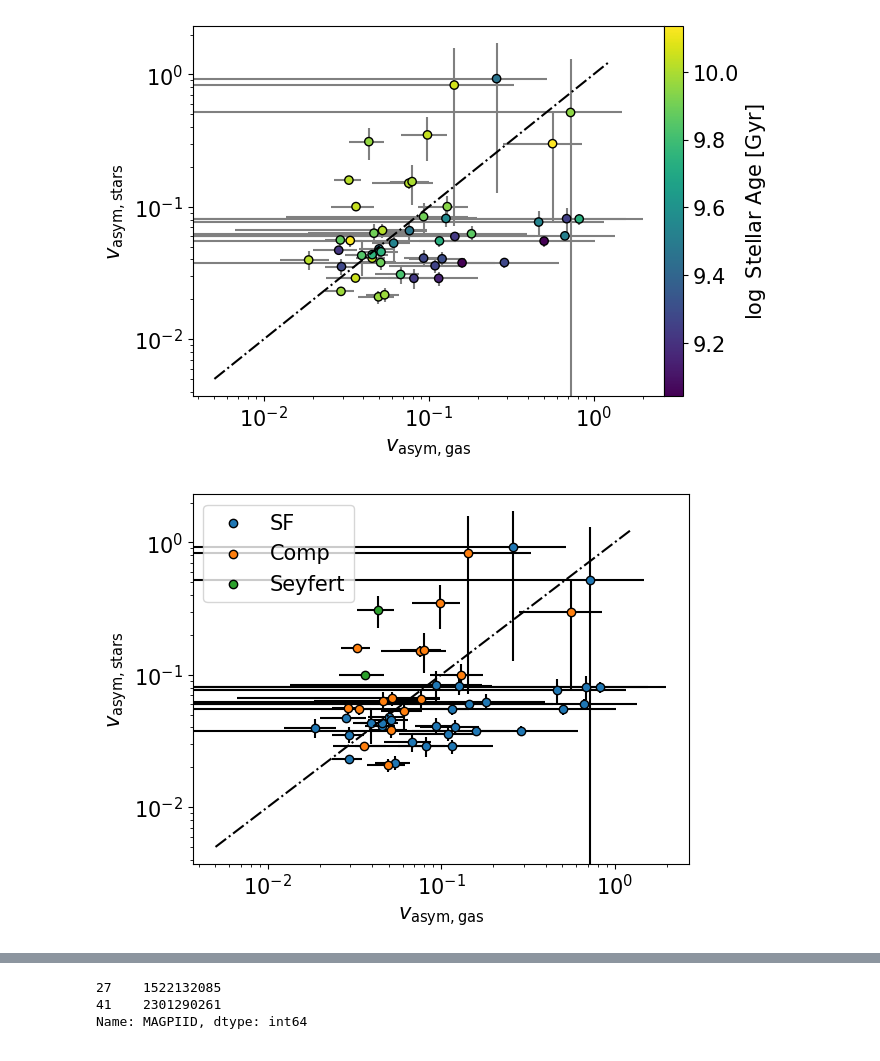
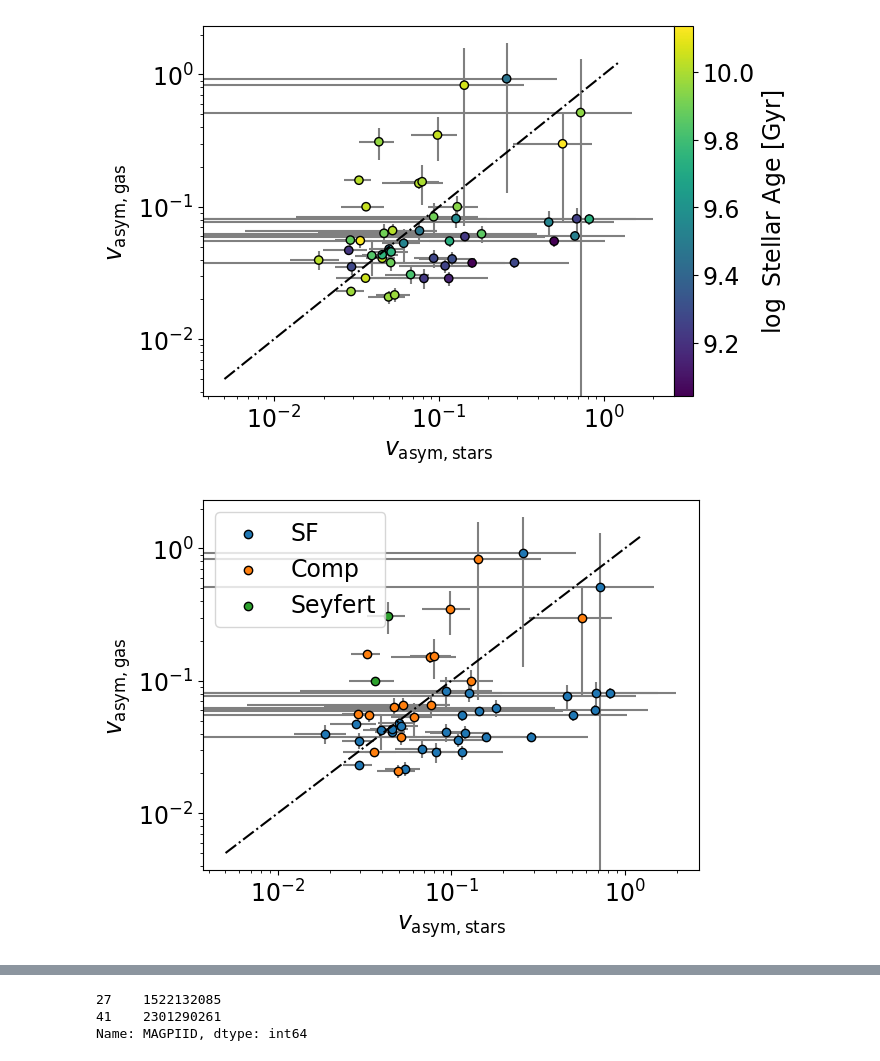
Before and after one commit to r-bagge/MAGPI_kinematics, a Jupyter notebook: plots.ipynb, the cells around one changed output, grey strips where cells are left out. Saved outputs shown, nothing was run; the diff lists cells and outputs as text; code cells hidden in the pictures.

```diff
--- a/plots.ipynb
+++ b/plots.ipynb
@@ -12,7 +14,12 @@ sample = pd.read_csv("/Users/ryanbagge/Library/CloudStorage/OneDrive-UNSW/MAGPI_
 prospect = pd.read_csv("/Users/ryanbagge/Library/CloudStorage/OneDrive-UNSW/MAGPI_csv/MAGPI_ProSpectCat_v0.1.csv")
 ssp = pd.read_csv("/Users/ryanbagge/Library/CloudStorage/OneDrive-UNSW/MAGPI_csv/MAGPI_ApertureSpectra_StellarPops_V1.0_SPV.csv")
 bpt = pd.read_csv("/Users/ryanbagge/Library/CloudStorage/OneDrive-UNSW/MAGPI_csv/MAGPI_kinemetry_sample_BPT.csv")
-prospect= prospect[prospect["MAGPIID"].isin(sample["MAGPIID"])]
+galfit = pd.read_csv("/Users/ryanbagge/Library/CloudStorage/OneDrive-UNSW/MAGPI_csv/"
+                     "MAGPI_GalfitSersicCat_v0.1.csv")
+galfit = galfit[galfit['MAGPIID'].isin(sample['MAGPIID'])]
+prospect = prospect[prospect['MAGPIID'].isin(sample["MAGPIID"])]
+n = galfit["n"].to_numpy()
+re = galfit["re"].to_numpy()
 bpt= bpt[bpt["MAGPIID"].isin(sample["MAGPIID"])]
 ssp= ssp[ssp["MAGPIID"].isin(sample["MAGPIID"])]
 # %%
@@ -21,14 +28,15 @@ vg_err = sample['v_asym_g_err'].to_numpy()
 vs = sample["v_asym_s"].to_numpy()
 vs_err = sample["v_asym_s_err"].to_numpy()
 
+plt.rcParams.update({"font.size":17})
 fig,ax = plt.subplots()
 p=ax.scatter(vs,vg,ec="k",zorder=2)
 ax.errorbar(vs,vg,xerr=vs_err,yerr=vg_err,ls="",zorder=1,color="grey")
 ax.plot(np.logspace(-2.3,0.1),np.logspace(-2.3,0.1),ls='dashdot',color="k")
 ax.set_xscale("log")
 ax.set_yscale("log")
-ax.set_xlabel(r"$v_{\rm asym,gas}$")
-ax.set_ylabel(r"$v_{\rm asym,stars}$")
+ax.set_xlabel(r"$v_{\rm asym,stars}$")
+ax.set_ylabel(r"$v_{\rm asym,gas}$")
 #plt.colorbar(p,ax=ax,label=r"$\log$ Stellar Age [Gyr]",pad=0,fraction=0.05)
 plt.savefig("/Users/ryanbagge/Library/CloudStorage/OneDrive-UNSW/MAGPI_Plots/plots/paper2/Star_vs.Gas_no_age.pdf",bbox_inches="tight")
 
@@ -38,8 +46,8 @@ ax.errorbar(vs,vg,xerr=vs_err,yerr=vg_err,ls="",zorder=1,color="grey")
 ax.plot(np.logspace(-2.3,0.1),np.logspace(-2.3,0.1),ls='dashdot',color="k")
 ax.set_xscale("log")
 ax.set_yscale("log")
-ax.set_xlabel(r"$v_{\rm asym,gas}$")
-ax.set_ylabel(r"$v_{\rm asym,stars}$")
+ax.set_xlabel(r"$v_{\rm asym,stars}$")
+ax.set_ylabel(r"$v_{\rm asym,gas}$")
 plt.colorbar(p,ax=ax,label=r"$\log$ Stellar Age [Gyr]",pad=0,fraction=0.05)
 plt.savefig("/Users/ryanbagge/Library/CloudStorage/OneDrive-UNSW/MAGPI_Plots/plots/paper2/Star_vs.Gas_age.pdf",
             bbox_inches="tight")
@@ -50,13 +58,23 @@ for i,lab in zip([1,0,2],["SF","Comp","Seyfert"]):
                ec="k",zorder=2,label=lab)
     ax.errorbar(vs[bpt['type(sf+AGN=0, sf=1, sy=2, ln=3)']==i],vg[bpt['type(sf+AGN=0, sf=1, sy=2, ln=3)']==i],
                 xerr=vs_err[bpt['type(sf+AGN=0, sf=1, sy=2, ln=3)']==i],
-                yerr=vg_err[bpt['type(sf+AGN=0, sf=1, sy=2, ln=3)']==i],fmt=".k",zorder=1)
+                yerr=vg_err[bpt['type(sf+AGN=0, sf=1, sy=2, ln=3)']==i],ls="",color="grey",zorder=1)
 ax.plot(np.logspace(-2.3,0.1),np.logspace(-2.3,0.1),ls='dashdot',color="k")
 ax.set_xscale("log")
 ax.set_yscale("log")
-ax.set_xlabel(r"$v_{\rm asym,gas}$")
-ax.set_ylabel(r"$v_{\rm asym,stars}$")
+ax.set_xlabel(r"$v_{\rm asym,stars}$")
+ax.set_ylabel(r"$v_{\rm asym,gas}$")
 ax.legend()
-# plt.savefig("/Users/ryanbagge/Library/CloudStorage/OneDrive-UNSW/MAGPI_Plots/plots/paper2/Star_vs.Gas_age.pdf",bbox_inches="tight")
 plt.show()
+
+fig,ax = plt.subplots()
+p=ax.scatter(vs,vg,ec="k",zorder=2,c=galfit['n'].to_numpy(),vmin=-0.1,vmax=4.1)
+ax.errorbar(vs,vg,xerr=vs_err,yerr=vg_err,zorder=1,ls="",color="grey")
+ax.plot(np.logspace(-2.3,0.1),np.logspace(-2.3,0.1),ls='dashdot',color="k")
+ax.set_xscale("log")
+ax.set_yscale("log")
+ax.set_xlabel(r"$v_{\rm asym,stars}$")
+ax.set_ylabel(r"$v_{\rm asym,gas}$")
+plt.colorbar(p,ax=ax,label=r"S$\'{e}$rsic Index",pad=0,fraction=0.05)
+plt.show()
 # %% [output]
@@ -64,2 +82,2 @@ plt.show()
-[figure, old version]
+[figure, new version]
-[figure, old version]
+[figure, new version]
```
Also changed, not shown: parts of 14 cells of this notebook.
